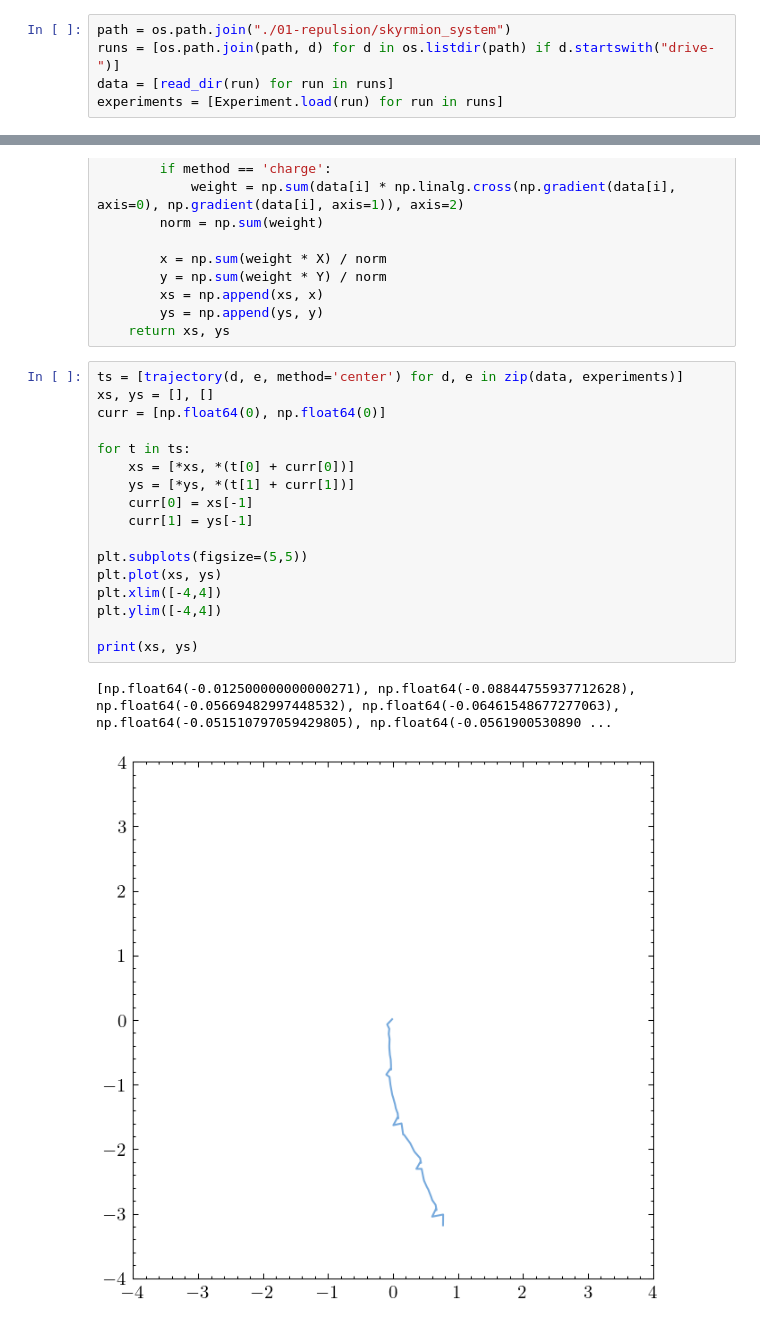
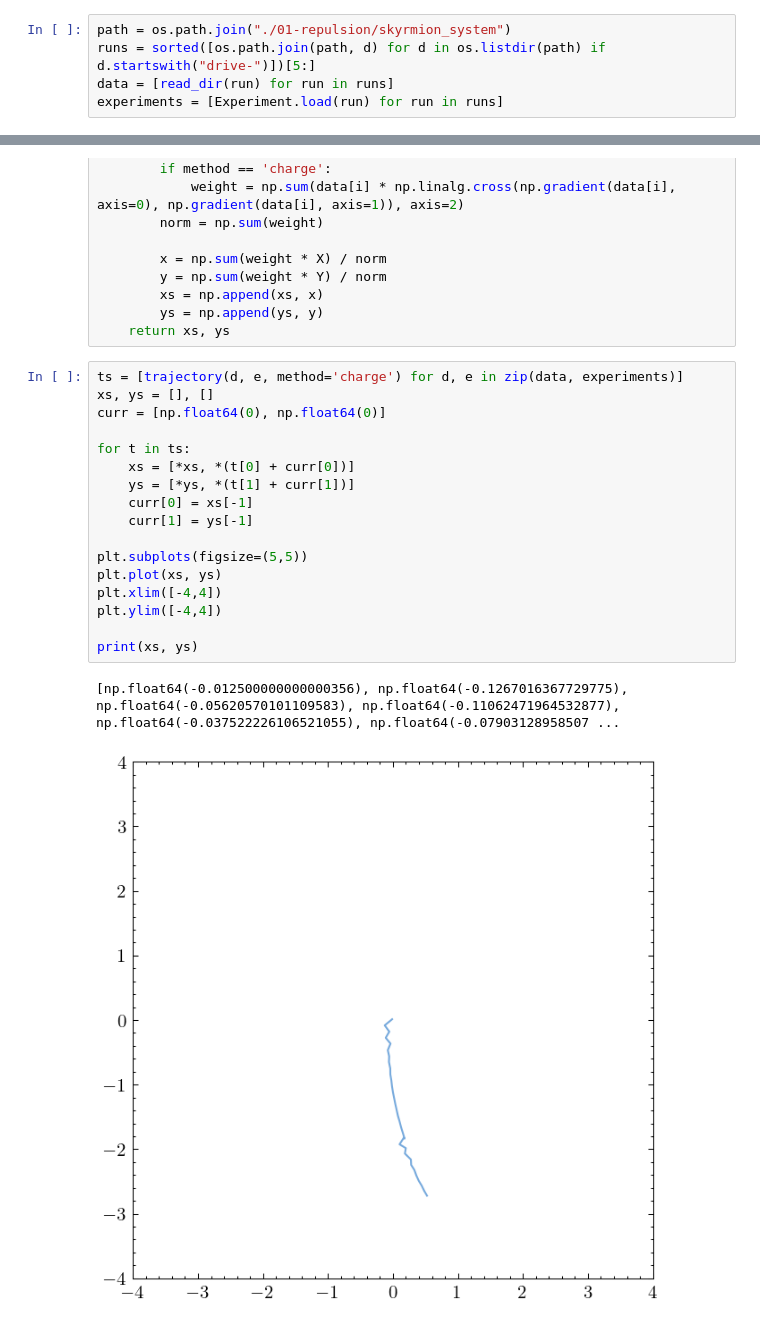
Before and after one commit to nazar-si/skyrmion-v2, a Jupyter notebook: trajectory.ipynb, the cells around one changed output, grey strips where cells are left out. Saved outputs shown, nothing was run; the diff lists cells and outputs as text.

```diff
--- a/trajectory.ipynb
+++ b/trajectory.ipynb
@@ -9,7 +9,7 @@ import matplotlib.pyplot as plt
 apply()
 # %%
 path = os.path.join("./01-repulsion/skyrmion_system")
-runs = [os.path.join(path, d) for d in os.listdir(path) if d.startswith("drive-")]
+runs = sorted([os.path.join(path, d) for d in os.listdir(path) if d.startswith("drive-")])[5:]
 data = [read_dir(run) for run in runs]
 experiments = [Experiment.load(run) for run in runs]
 # %%
@@ -32,23 +32,23 @@ def trajectory(data, experiment: Experiment, method: Literal['center', 'charge']
         ys = np.append(ys, y)
     return xs, ys
 # %%
-ts = [trajectory(d, e, method='center') for d, e in zip(data, experiments)]
+ts = [trajectory(d, e, method='charge') for d, e in zip(data, experiments)]
 xs, ys = [], []
 curr = [np.float64(0), np.float64(0)]
 
 for t in ts:
     xs = [*xs, *(t[0] + curr[0])]
     ys = [*ys, *(t[1] + curr[1])]
     curr[0] = xs[-1]
     curr[1] = ys[-1]
 
 plt.subplots(figsize=(5,5))
 plt.plot(xs, ys)
 plt.xlim([-4,4])
 plt.ylim([-4,4])
 
 print(xs, ys)
 # %% [output]
-[np.float64(-0.012500000000000271), np.float64(-0.08844755937712628), np.float64(-0.05669482997448532), np.float64(-0.06461548677277063), np.float64(-0.051510797059429805), np.float64(-0.0561900530890 ...
+[np.float64(-0.012500000000000356), np.float64(-0.1267016367729775), np.float64(-0.05620570101109583), np.float64(-0.11062471964532877), np.float64(-0.037522226106521055), np.float64(-0.07903128958507 ...
-[figure, old version]
+[figure, new version]
 # %%
```
Also changed, not shown: parts of 1 cell of this notebook, 14 other files.
